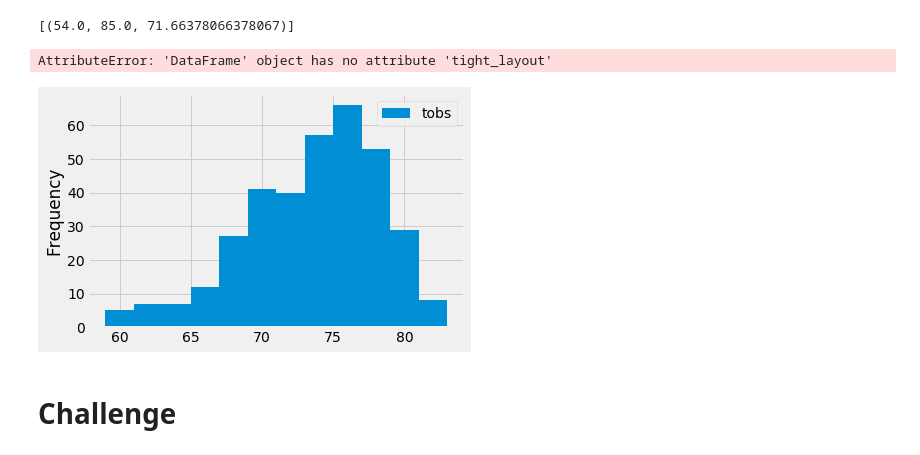
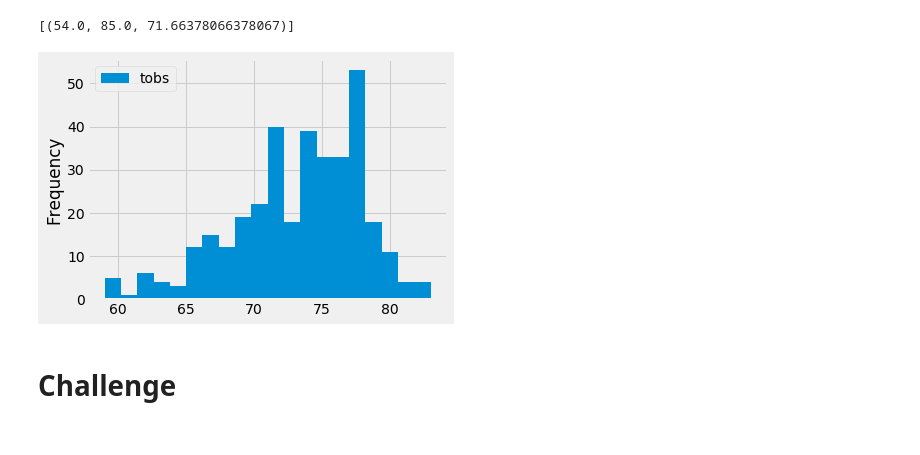
Before and after one commit to TaishiMatsuda/surfs_up, a Jupyter notebook: climate_analysis.ipynb, the cells around one changed output. Saved outputs shown, nothing was run; the diff lists cells and outputs as text; code cells hidden in the pictures.

```diff
--- a/climate_analysis.ipynb
+++ b/climate_analysis.ipynb
@@ -96,13 +96,12 @@ session.query(func.min(Measurement.tobs), func.max(Measurement.tobs), func.avg(M
 # %%
 # Choose the station with the highest number of temperature observations.
 # Query the last 12 months of temperature observation data for this station and plot the results as a histogram
 results = session.query(Measurement.tobs).filter(Measurement.station == 'USC00519281').filter(Measurement.date >= prev_year).all()
 df = pd.DataFrame(results, columns=['tobs'])
-df.plot.hist(bins=12)
-df.tight_layout()
+df.plot.hist(bins=20)
+plt.tight_layout()
 # %% [output]
-AttributeError: 'DataFrame' object has no attribute 'tight_layout'
-[figure, old version]
+[figure, new version]
 # %%
 # Write a function called `calc_temps` that will accept start date and end date in the format '%Y-%m-%d'
 # and return the minimum, average, and maximum temperatures for that range of dates
```
